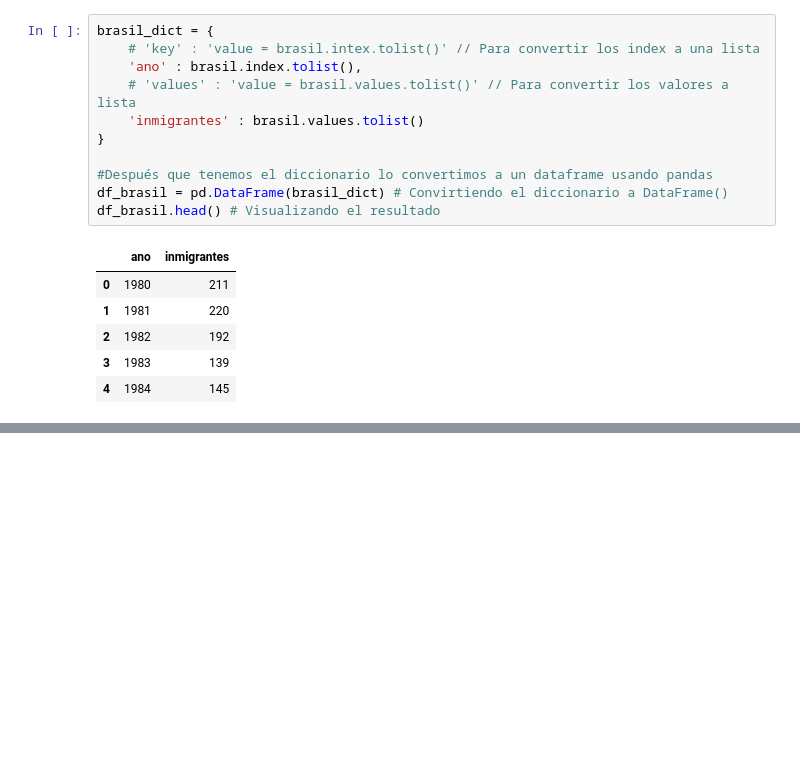
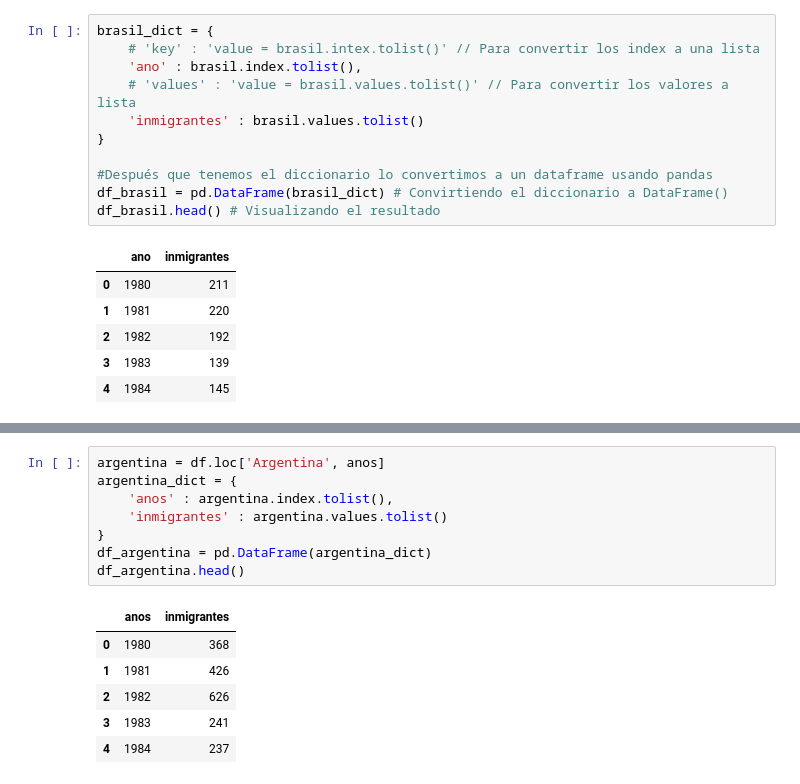
Before and after one commit to ygor-github/data_visualization, a Jupyter notebook: Aula.ipynb, the cells around one changed output, grey strips where cells are left out. Cells and saved outputs as stored; diff of their text form; blank space fills up the shorter version.

```diff
--- a/Aula.ipynb
+++ b/Aula.ipynb
@@ -135,0 +186,15 @@ df_brasil.head() # Visualizando el resultado
+# %%
+argentina = df.loc['Argentina', anos]
+argentina_dict = {
+    'anos' : argentina.index.tolist(),
+    'inmigrantes' : argentina.values.tolist()
+}
+df_argentina = pd.DataFrame(argentina_dict)
+df_argentina.head()
+# %% [output]
+|  | anos | inmigrantes |
+| 0 | 1980 | 368 |
+| 1 | 1981 | 426 |
+| 2 | 1982 | 626 |
+| 3 | 1983 | 241 |
+| 4 | 1984 | 237 |
```
Also changed, not shown: parts of 8 cells of this notebook.
